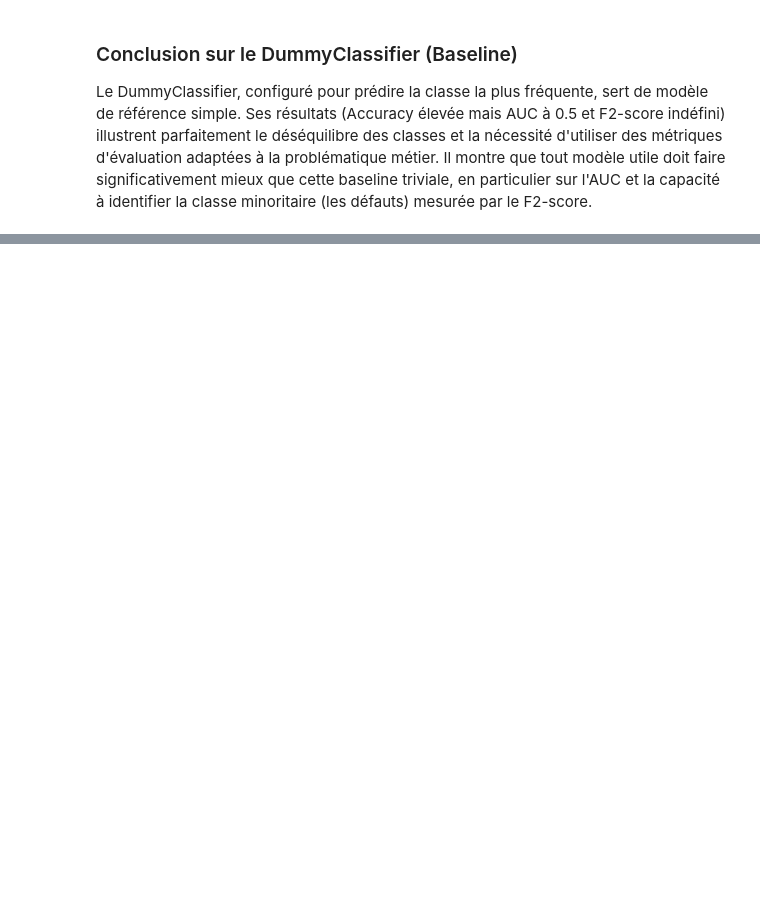
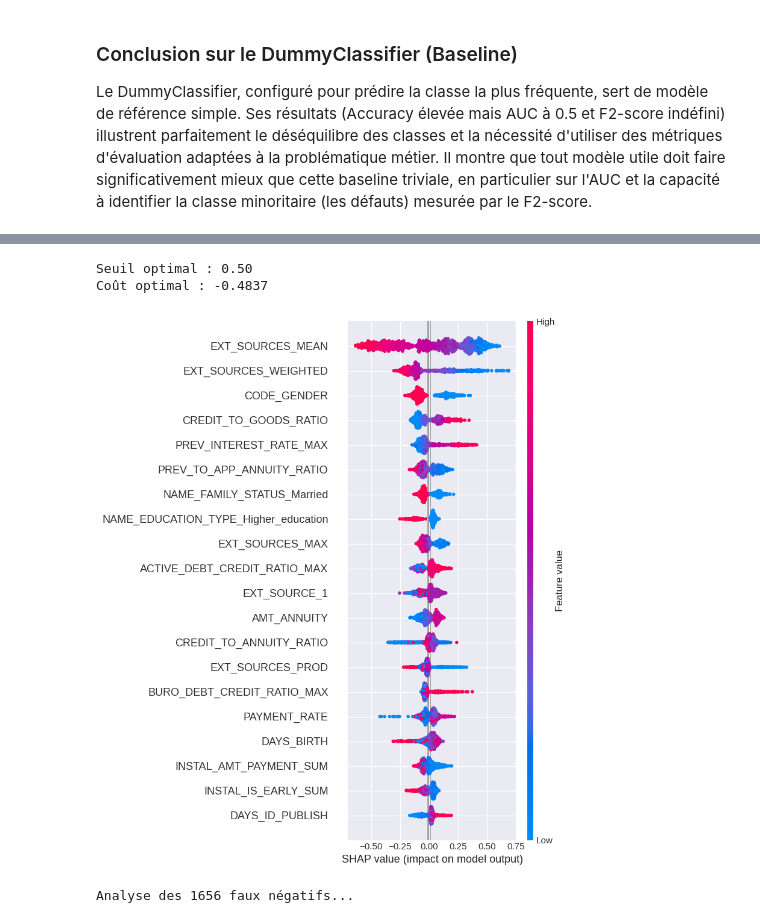
Before and after one commit to neutrinoox/projet7-scoring, a Jupyter notebook: notebooks/V_Maxime_2_notebook_modélisation_092025.ipynb, the cells around one changed output, grey strips where cells are left out. Drawn from its saved outputs; the diff is of its cells as text; code cells hidden in the pictures; blank space fills up the shorter version.

Commit message:
Amélioration feature engineering et comparaison modèles, feature importance

```diff
--- a/notebooks/V_Maxime_2_notebook_modélisation_092025.ipynb
+++ b/notebooks/V_Maxime_2_notebook_modélisation_092025.ipynb
@@ -1789,4 +1895,0 @@ def eda_basique(df: pd.DataFrame, nom_df: str = "DataFrame") -> pd.DataFrame:
-# %%
-# Parcourt chaque table brute pour générer un résumé commun
-for name, df in raw_data.items():
-    eda_basique(df, name)
@@ -2215,0 +2735,41 @@ print("Commit Git : Modèle XGBoost optimisé + GridSearch + MLflow OK")
+# %%
+# Trouve le seuil optimal pour minimiser le coût métier
+thresholds = np.arange(0.1, 0.9, 0.01)
+costs = []
+
+for threshold in thresholds:
+    # Utilise la variable y_pred_proba qui contient les prédictions du modèle LightGBM
+    cost = business_cost_score(y_test, y_pred_proba, threshold=threshold)
+    costs.append(cost)
+
+optimal_threshold = thresholds[np.argmax(costs)]
+print(f"Seuil optimal : {optimal_threshold:.2f}")
+print(f"Coût optimal : {max(costs):.4f}")
+# %% [output]
+Seuil optimal : 0.50
+Coût optimal : -0.4837
+# %%
+import shap
+
+# Feature importance native LightGBM
+feature_imp = pd.DataFrame({
+    'feature': X_train.columns,
+    'importance': lgbm_clf.feature_importances_
+}).sort_values('importance', ascending=False).head(20)
+
+# SHAP values
+explainer = shap.TreeExplainer(lgbm_clf)
+shap_values = explainer.shap_values(X_test[:1000])  # Sur échantillon
+shap.summary_plot(shap_values, X_test[:1000])
+# %% [output]
+[figure, added]
+# %%
+# Matrice de confusion avec seuil optimal
+y_pred_optimal = (y_pred_proba >= optimal_threshold).astype(int)
+cm = confusion_matrix(y_test, y_pred_optimal)
+
+# Analyse des faux négatifs (plus coûteux)
+false_negatives = X_test[(y_test == 1) & (y_pred_optimal == 0)]
+print(f"Analyse des {len(false_negatives)} faux négatifs...")
+# %% [output]
+Analyse des 1656 faux négatifs...
```
Also changed, not shown: parts of 46 cells of this notebook.
